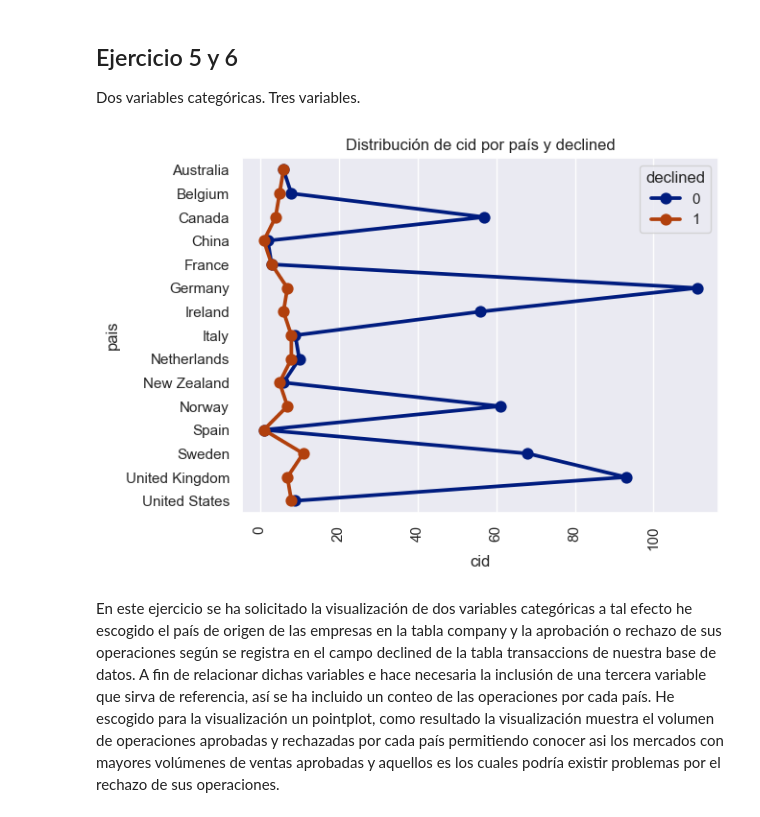
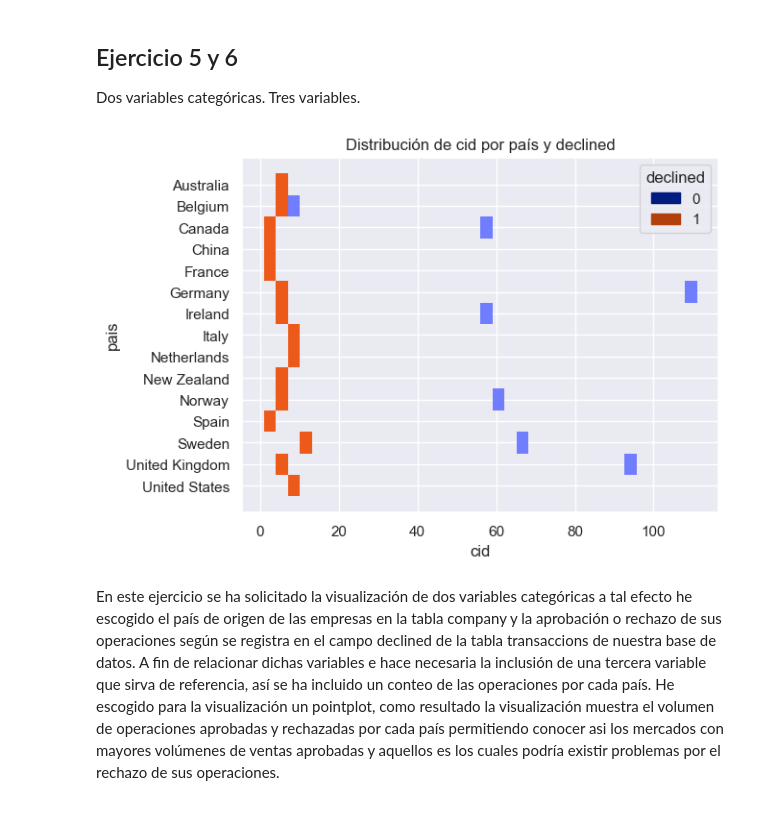
Before and after one commit to Gguerrero77/Sprint8, a Jupyter notebook: TareaSP8__1.ipynb, the cells around one changed output. Saved outputs shown, nothing was run; the diff lists cells and outputs as text; code cells hidden in the pictures.

```diff
--- a/TareaSP8__1.ipynb
+++ b/TareaSP8__1.ipynb
@@ -85,14 +85,13 @@ Tres variables.
 # %%
 dfex5 = pd.merge(dfcompany, dftransactions, left_on='id', right_on='business_id', how='inner').groupby(['pais', 'declined']).size().reset_index(name='cid')
 
 #query = "select c.pais, count(t.id) as cid, t.declined from company c join transactions t on c.id = t.business_id group by c.pais, t.declined"
 #dfex5 = pd.read_sql(query, engine)
-sns.pointplot(x='cid', y='pais', hue='declined', data=dfex5)
-plt.xticks(rotation=90)
+sns.histplot(x='cid', y='pais', hue='declined', data=dfex5)
 plt.title('Distribución de cid por país y declined')
 plt.show()
 # %% [output]
-[figure, old version]
+[figure, new version]
 # %% [markdown]
 En este ejercicio se ha solicitado la visualización de dos variables categóricas a tal efecto he escogido el país de origen de las empresas en la tabla company y la aprobación o rechazo de sus operaciones según se registra en el campo declined de la tabla transaccions de nuestra base de datos. A fin de relacionar dichas variables e hace necesaria la inclusión de una tercera variable que sirva de referencia, así se ha incluido un conteo de las operaciones por cada país. He escogido para la visualización un pointplot, como resultado la visualización muestra el volumen de operaciones aprobadas y rechazadas por cada país permitiendo conocer asi los mercados con mayores volúmenes de ventas aprobadas y aquellos es los cuales podría existir problemas por el rechazo de sus operaciones.
 # %% [markdown]
```
Also changed, not shown: parts of 3 cells of this notebook.
